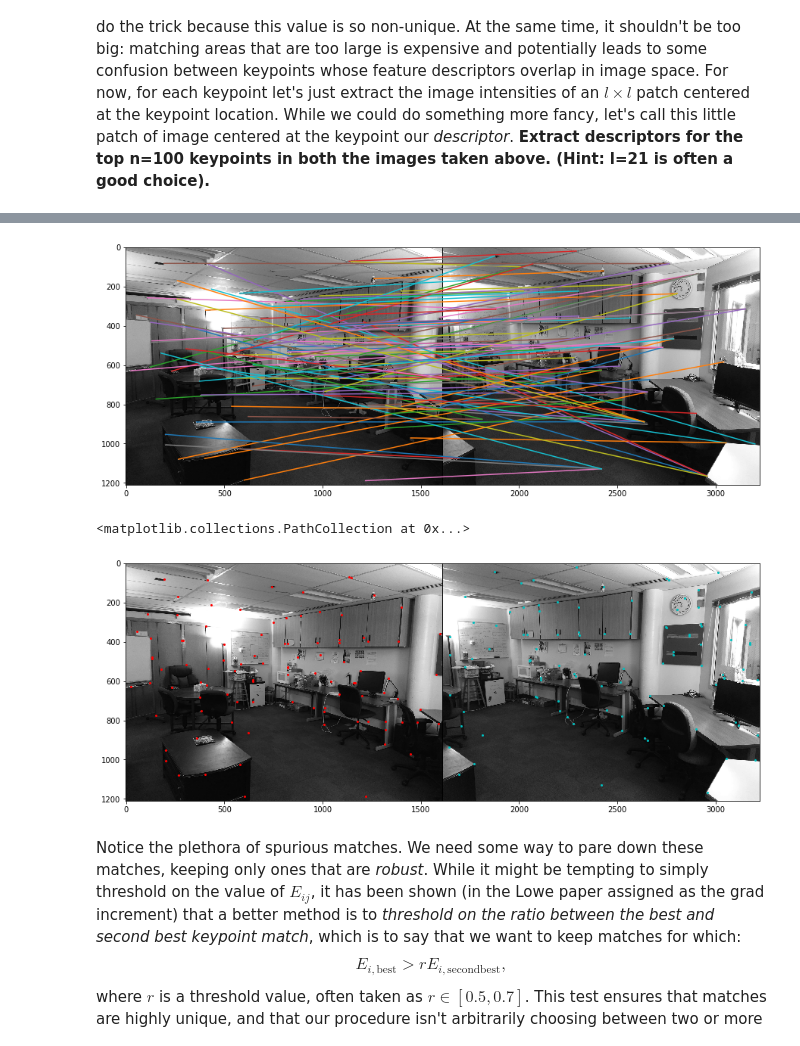
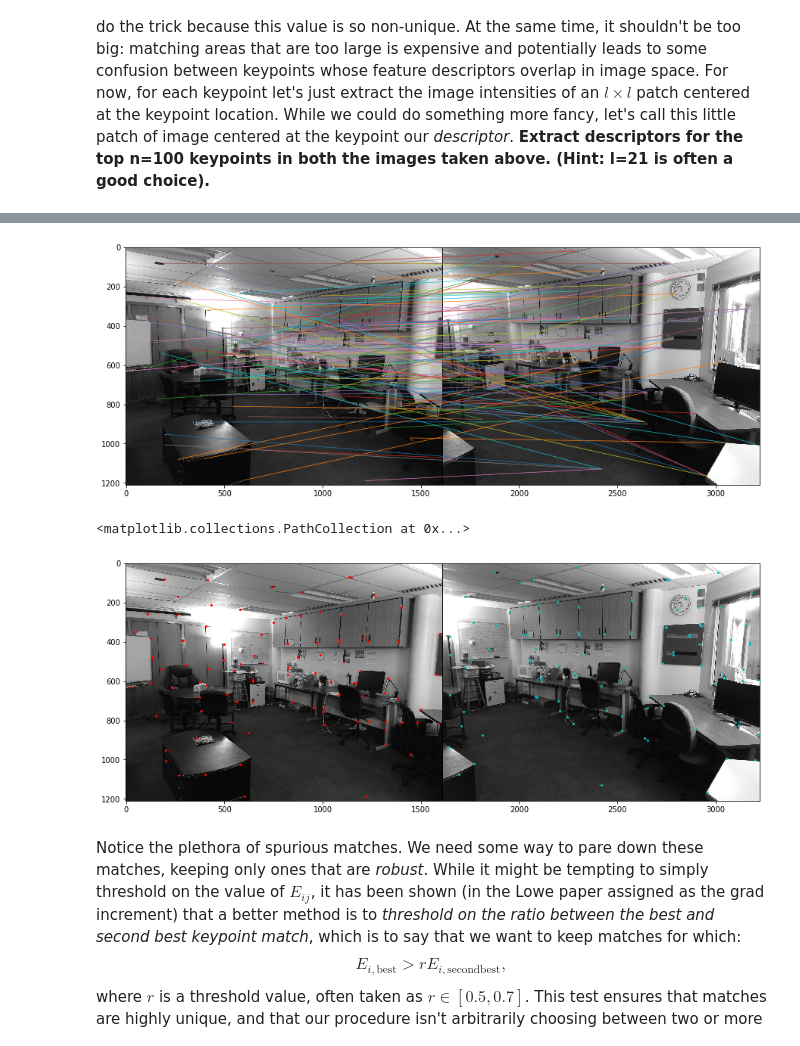
Before and after one commit to fbunt/190211_feature_matching, a Jupyter notebook: keypoint_matching.ipynb, the cells around one changed output, grey strips where cells are left out. Cells and saved outputs as stored; diff of their text form; code cells hidden in the pictures.

```diff
--- a/keypoint_matching.ipynb
+++ b/keypoint_matching.ipynb
@@ -97,15 +97,15 @@ matches = descriptor_match(dList1,dList2)
 # %%
 imgshow2(img0,img1, show=False)
 for i, j in matches:
     x = [kpts0[0][i],kpts1[0][j] + width]
     y = [kpts0[1][i],kpts1[1][j]]
-    plt.plot(x,y)
+    plt.plot(x,y, lw=.7)
 plt.show()
 imgshow2(img0, img1, show=False)
 plt.scatter(kpts0[0], kpts0[1], color="r", s=s)
 plt.scatter(kpts1[0] + width, kpts1[1], color="c", s=s)
 # %% [output]
-[figure, old version]
+[figure, new version]
 <matplotlib.collections.PathCollection at 0x...>
 [figure]
 # %% [markdown]
```
